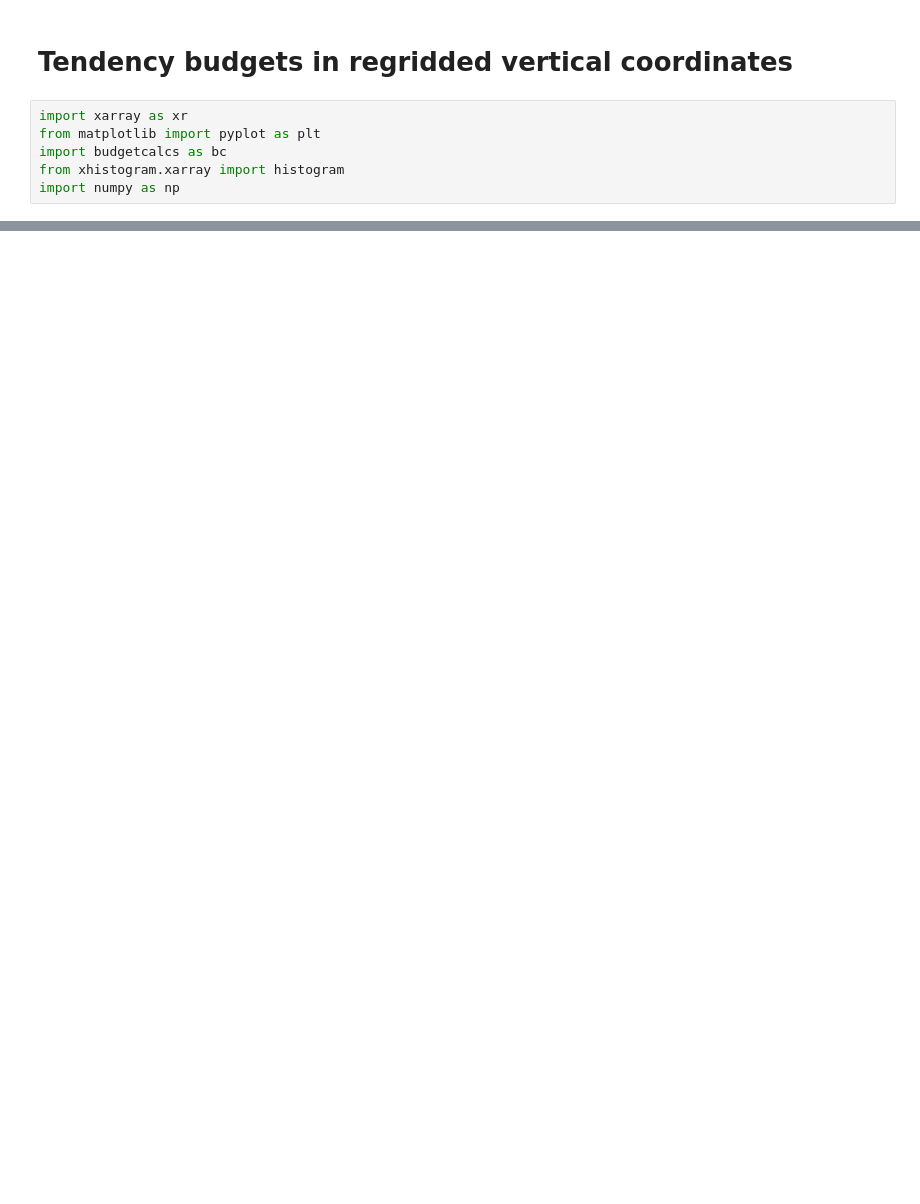
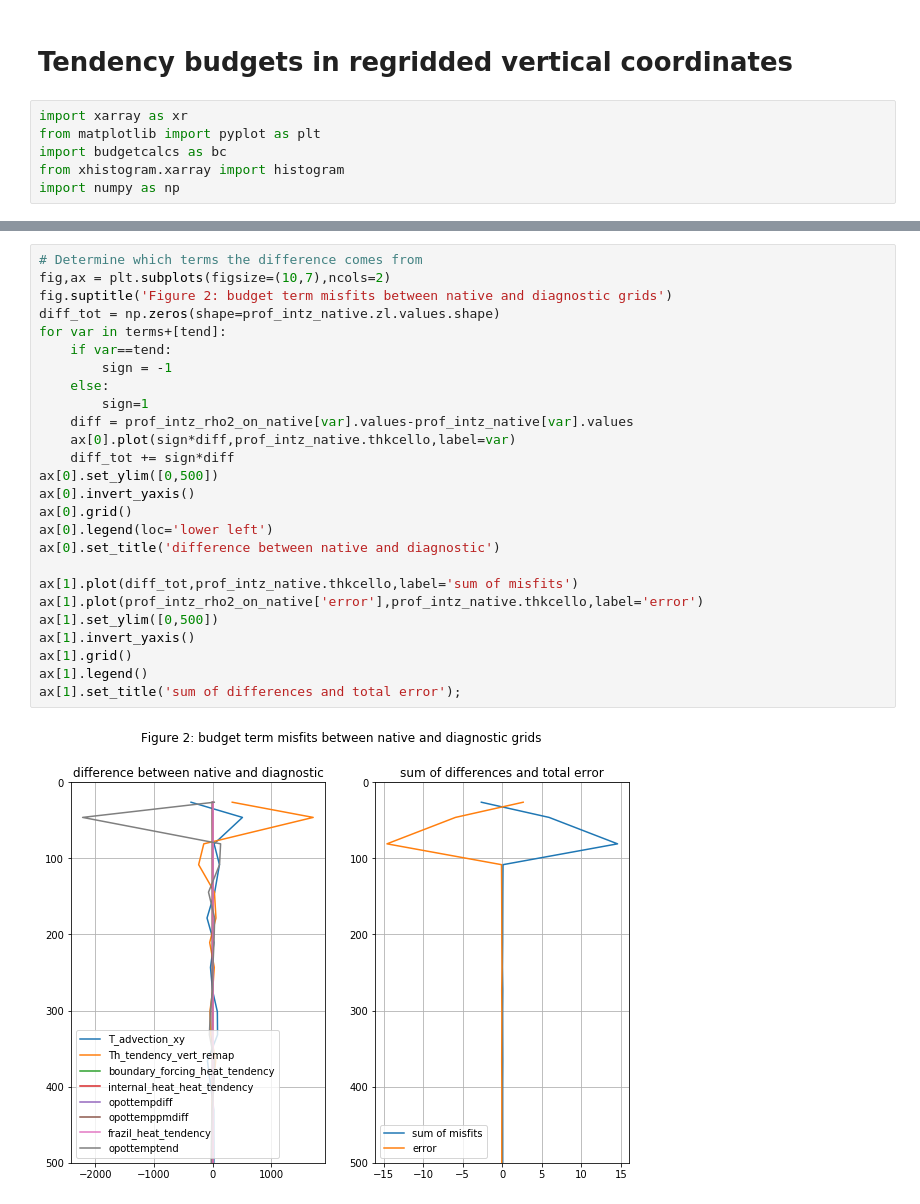
Before and after one commit to gmacgilchrist/wmt_bgc, a Jupyter notebook: calc_budget_tracer_regridded.ipynb, the cells around one changed output, grey strips where cells are left out. Drawn from its saved outputs; the diff is of its cells as text; blank space fills up the shorter version.

```diff
--- a/calc_budget_tracer_regridded.ipynb
+++ b/calc_budget_tracer_regridded.ipynb
@@ -68,0 +93,28 @@ ax[1].grid()
+# %%
+# Determine which terms the difference comes from
+fig,ax = plt.subplots(figsize=(10,7),ncols=2)
+fig.suptitle('Figure 2: budget term misfits between native and diagnostic grids')
+diff_tot = np.zeros(shape=prof_intz_native.zl.values.shape)
+for var in terms+[tend]:
+    if var==tend:
+        sign = -1
+    else:
+        sign=1
+    diff = prof_intz_rho2_on_native[var].values-prof_intz_native[var].values
+    ax[0].plot(sign*diff,prof_intz_native.thkcello,label=var)
+    diff_tot += sign*diff
+ax[0].set_ylim([0,500])
+ax[0].invert_yaxis()
+ax[0].grid()
+ax[0].legend(loc='lower left')
+ax[0].set_title('difference between native and diagnostic')
+
+ax[1].plot(diff_tot,prof_intz_native.thkcello,label='sum of misfits')
+ax[1].plot(prof_intz_rho2_on_native['error'],prof_intz_native.thkcello,label='error')
+ax[1].set_ylim([0,500])
+ax[1].invert_yaxis()
+ax[1].grid()
+ax[1].legend()
+ax[1].set_title('sum of differences and total error');
+# %% [output]
+[figure, added]
```
Also changed, not shown: parts of 16 cells of this notebook, 1 other file.
